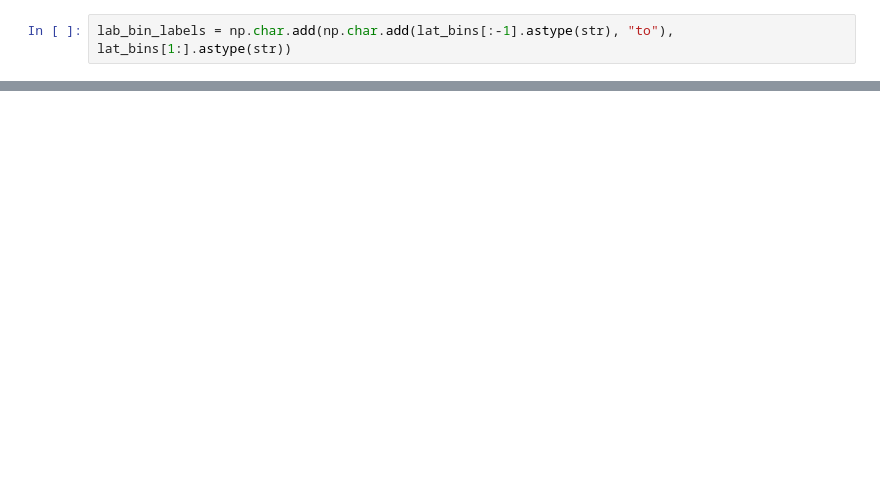
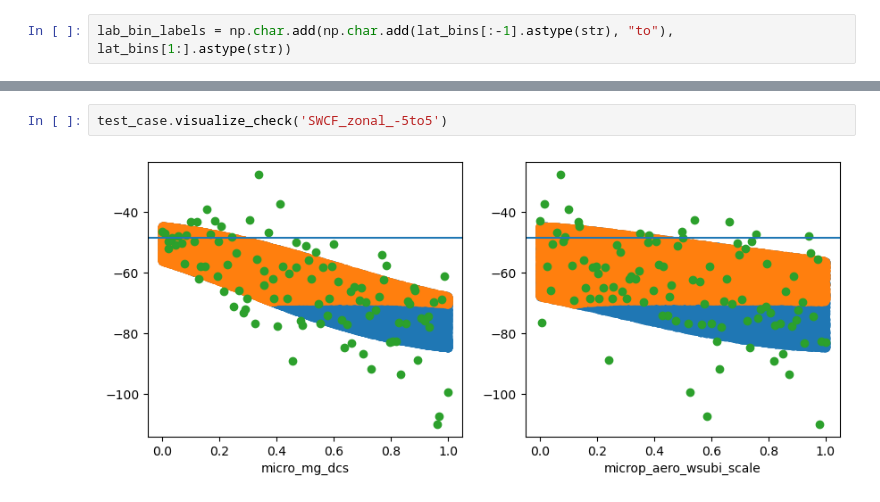
Before and after one commit to yiqioyang/proj2dhullsampler, a Jupyter notebook: prepare.ipynb, the cells around one changed output, grey strips where cells are left out. Cells and saved outputs as stored; diff of their text form; blank space fills up the shorter version.

```diff
--- a/prepare.ipynb
+++ b/prepare.ipynb
@@ -126,0 +144,4 @@ Index(['TGCLDLWP_zonal_30to35', 'PRECT_zonal_40to45', 'FSNTOA_zonal_70to75',
+# %%
+test_case.visualize_check('SWCF_zonal_-5to5')
+# %% [output]
+[figure, added]
```
Also changed, not shown: parts of 35 cells of this notebook, 1 other file.
